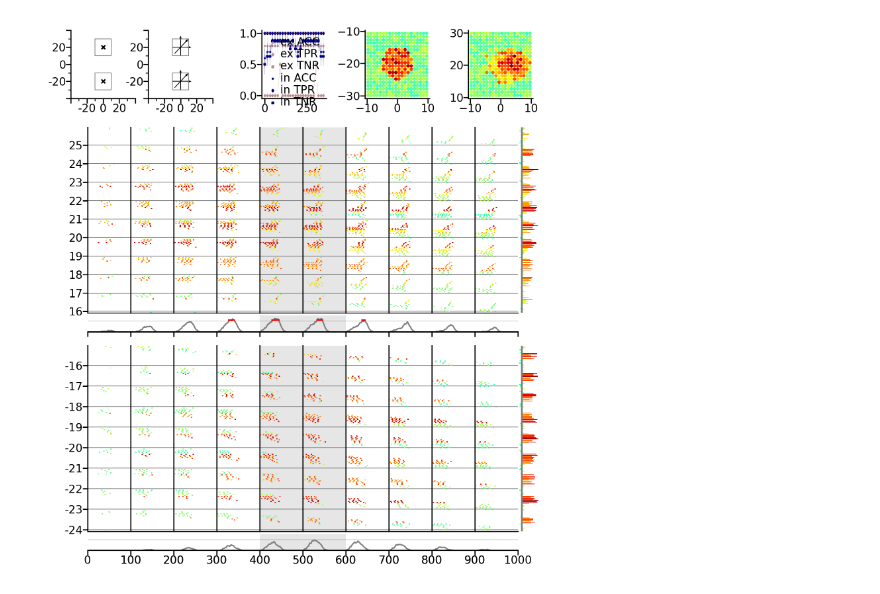
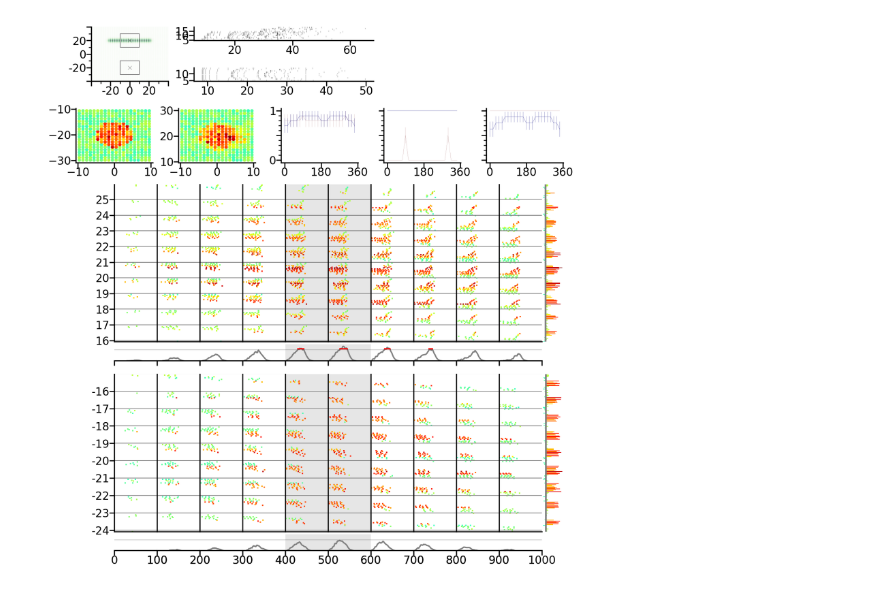
Before and after one commit to yyhhoi/directionalnet, a Jupyter notebook: Check_tempotron_ALLdirections.ipynb, the cells around one changed output. Saved outputs shown, nothing was run; the diff lists cells and outputs as text; code cells hidden in the pictures.

```diff
--- a/Check_tempotron_ALLdirections.ipynb
+++ b/Check_tempotron_ALLdirections.ipynb
@@ -93,9 +105,12 @@ def plot_tempotron_traces(axRas, axTrace, axW1d, N, X, Y, Y_pred, temNw, all_nid
     for Mi in range(M):
 
         ysep_NiList = []
+
+
         for Ni in range(N):
             tsp = X[Mi, Ni]
-            axRas[Mi].eventplot(tsp, lineoffsets=Ni, linelengths=1, linewidths=1, color=val2cmap.to_rgba(temNw[Ni]))
+            # axRas[Mi].eventplot(tsp, lineoffsets=Ni, linelengths=1, linewidths=1, color=val2cmap.to_rgba(temNw[Ni]))
+            axRas[Mi].scatter(tsp, [Ni]*tsp.shape[0], marker='|', s=1, linewidths=1, color=val2cmap.to_rgba(temNw[Ni]))
 
             if (Ni % 20 ) == 0:
                 axRas[Mi].axhline(Ni+0.5, linewidth=0.5, color='gray')
@@ -136,11 +151,8 @@ def plot_tempotron_traces(axRas, axTrace, axW1d, N, X, Y, Y_pred, temNw, all_nid
         axW1d.axis('off')
         axW1d.set_ylim(ylim[0], ylim[1])
 # %%
-from library.visualization import customlegend
-from library.script_wrappers import directional_acc_metrics
-
 # # Determine weight color scale
-all_temNw = np.concatenate( [np.load(join(data_dir, 'w_%s_ex.npy'%project_tag)), np.load(join(data_dir, 'w_%s_in.npy'%project_tag))] )
+all_temNw = np.concatenate([np.load(join(data_dir, 'w_%s_ex.npy'%(project_tag))), np.load(join(data_dir, 'w_%s_in.npy'%(project_tag)))])
 wmin, wmax = all_temNw.min(), all_temNw.max()
 abswmax = max(np.abs(wmin), np.abs(wmax))
 norm = mpl.colors.Normalize(vmin=-abswmax, vmax=abswmax)
@@ -183,62 +195,86 @@ for exin_i, exintag in enumerate(['ex', 'in']):
     Y_train_ori_pred, kout_train_ori, tspout_train_ori = temN.predict(X_train_ori, temN_tax)
     Y_test_ori_pred, kout_test_ori, tspout_test_ori = temN.predict(X_test_ori, temN_tax)
 
-    # Plot Accuracies, PTR and PNR
+    # # Plot training sequence examples
+    yoffset = 20 if exintag=='in' else -20
+    yneurons = yytun1d[all_nidx]
+    idx_down = np.min(np.where(yneurons > yoffset)[0])
+    idx_up = idx_down + 20
+
+    tsp_yfixed = X_train_ori[:, idx_down:idx_up]
+    for yi in range(20):
+        tsp_train = np.concatenate(tsp_yfixed[:, yi])
+
+        ax_exinSeq[exin_i].scatter(tsp_train, [yi]*tsp_train.shape[0], s=1, lw=0.1, c='k', marker='|')
+
+    # # Plot Accuracies, PTR and PNR
     acc_color = 'rosybrown' if exintag == 'ex' else 'navy'
     val_test, se_test = directional_acc_metrics(Y_test_ori, Y_test_ori_pred, trajtype_test_ori, num_trajtypes=num_trajtypes)
     ax_acc.errorbar(x=deg_ax, y=val_test[0], yerr=se_test[0], color=acc_color, linewidth=0.1)
-    ax_acc.errorbar(x=deg_ax, y=val_test[1], yerr=se_test[1], color=acc_color, linewidth=0.1)
-    ax_acc.errorbar(x=deg_ax, y=val_test[2], yerr=se_test[2], color=acc_color, linewidth=0.1)
-    ax_acc.scatter(x=deg_ax, y=val_test[0], label='%s ACC'%exintag, color=acc_color, marker='x', s=1)
-    ax_acc.scatter(x=deg_ax, y=val_test[1], label='%s TPR'%exintag, color=acc_color, marker='d', s=1)
-    ax_acc.scatter(x=deg_ax, y=val_test[2], label='%s TNR'%exintag, color=acc_color, marker='s', s=1)
-    customlegend(ax_acc)
+    ax_tpr.errorbar(x=deg_ax, y=val_test[1], yerr=se_test[1], color=acc_color, linewidth=0.1)
+    ax_tnr.errorbar(x=deg_ax, y=val_test[2], yerr=se_test[2], color=acc_color, linewidth=0.1)
 
 
     # # Plot Weights
     ax_exinW2D[exin_i].scatter(xxtun1d[all_nidx], yytun1d[all_nidx], c=temNw, cmap=cm.jet, vmin=-abswmax, vmax=abswmax, s=2)
 
 
-    # Plot 180 deg test traces for ex & in
+    # # Plot 180 deg test traces for ex & in
     traj_deg = 180
     chosen_trajtype = trajtype_ax[deg_ax==traj_deg].squeeze()
     mask = trajtype_test_ori == chosen_trajtype
     X_test_chosen = X_test_ori[mask]
     Y_test_chosen = Y_test_ori[mask]
     Y_test_ori_pred_chosen = Y_test_ori_pred[mask]
     kout_test_chosen = kout_test_ori[mask]
     tspout_test_chosen = tspout_test_ori[mask]
-
     plot_tempotron_traces(ax_exinRas[exin_i], ax_exinRasTrace[exin_i], ax_exinRasW1d[exin_i], N,
                           X=X_test_chosen, Y=Y_test_chosen, Y_pred=Y_test_ori_pred_chosen, temNw=temNw,
                           all_nidx=all_nidx, yytun1d=yytun1d, kout_all=kout_test_chosen, tspout_all=tspout_test_chosen,
                           val2cmap=val2cmap, traj_deg=traj_deg, exintag=exintag)
 
 
 # # Plot training and testing trajectories outside the loop
-ax_trainScheme.scatter((0, 0), (20, -20), c='k', s=8, marker='x')
-ax_testScheme.set_yticklabels([])
-for trajrad in [0, np.pi/4, np.pi/2]:
-    traj_vec = np.array([np.cos(trajrad), np.sin(trajrad)])
-    start_pt = -10 * traj_vec
-    end_pt = 10 * traj_vec
-    for yoffset in [-20, 20]:
-        ax_testScheme.plot((start_pt[0], end_pt[0]), (start_pt[1]+yoffset, end_pt[1]+yoffset), linewidth=0.5, color='k' )
-        ax_testScheme.arrow(end_pt[0], end_pt[1]+yoffset, traj_vec[0], traj_vec[1], width=0.001, head_width=0.01, color='k', length_includes_head=True)
-for ax_each in [ax_trainScheme, ax_testScheme]:
+xxtun1dca3, yytun1dca3 = xxtun1d[NeuronDF['neurontype']=='CA3'], yytun1d[NeuronDF['neurontype']=='CA3']
+mos_actx = np.arange(-20, 21, 2)  # 0 degree
+mos_acty = np.zeros(mos_actx.shape[0]) + 20
+zzgauca3 = np.zeros((xxtun1dca3.shape[0], mos_actx.shape[0]))
+for mosi in range(mos_actx.shape[0]):
+    actx, acty = mos_actx[mosi], mos_acty[mosi]
+    zzgauca3[:, mosi] = np.exp(- ((xxtun1dca3-actx)**2 + (yytun1dca3-acty)**2)  / (2 * (2 ** 2)))
+zzgauca3 = np.max(zzgauca3, axis=1)
+ax_trainScheme.scatter(xxtun1dca3, yytun1dca3, c=zzgauca3, cmap='Greens', s=0.1, lw=0.1)
+ax_trainScheme.scatter((0, 0), (20, -20), c='k', s=8, lw=0.1, marker='x')
+# ax_testScheme.set_yticklabels([])
+# for trajrad in [0, np.pi/4, np.pi/2]:
+#     traj_vec = np.array([np.cos(trajrad), np.sin(trajrad)])
+#     start_pt = -10 * traj_vec
+#     end_pt = 10 * traj_vec
+    # for yoffset in [-20, 20]:
+    #     ax_testScheme.plot((start_pt[0], end_pt[0]), (start_pt[1]+yoffset, end_pt[1]+yoffset), linewidth=0.5, color='k' )
+    #     ax_testScheme.arrow(end_pt[0], end_pt[1]+yoffset, traj_vec[0], traj_vec[1], width=0.001, head_width=0.01, color='k', length_includes_head=True)
+
+for ax_each in [ax_trainScheme]:
     ax_each.plot((-10, 10, 10, -10, -10), (30, 30, 10, 10, 30), linewidth=0.5, color='gray')   # In
     ax_each.plot((-10, 10, 10, -10, -10), (-10, -10, -30, -30, -10), linewidth=0.5, color='gray')   # Ex
     ax_each.set_xlim(-40, 40)
     ax_each.set_ylim(-40, 40)
     ax_each.set_xticks(np.arange(-40, 41, 20))
     ax_each.set_xticklabels(['', '-20', '0', '20', ''])
     ax_each.set_xticks(np.arange(-40, 41, 10), minor=True)
     ax_each.set_yticks(np.arange(-40, 41, 20))
     ax_each.set_yticklabels(['', '-20', '0', '20', ''])
     ax_each.set_yticks(np.arange(-40, 41, 10), minor=True)
 
-
+for ax_each in [ax_acc, ax_tpr, ax_tnr]:
+    ax_each.set_xticks([0, 180, 360])
+    ax_each.set_yticks([0, 0.5, 1])
+    ax_each.set_yticklabels(['0', '', '1'])
+    ax_each.set_yticks(np.arange(0, 1, 0.1), minor=True)
+    ax_each.set_ylim(-0.05, 1.05)
+ax_tpr.set_yticklabels([])
+ax_tnr.set_yticklabels([])
 fig.savefig(join(plot_dir, 'fig6.png'), dpi=300)
 fig
 # %% [output]
-[figure, old version]
+[figure, new version]
```
Also changed, not shown: parts of 2 cells of this notebook, 4 other files.
